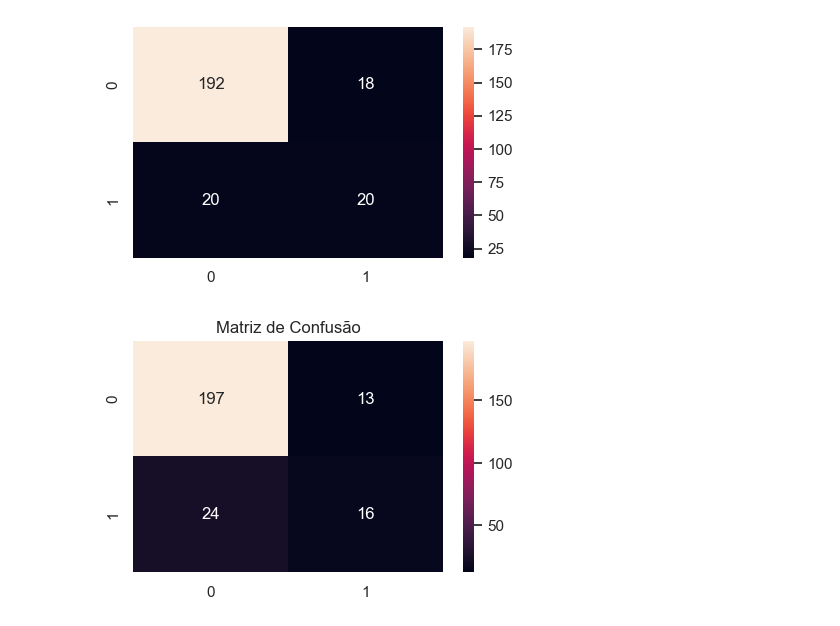
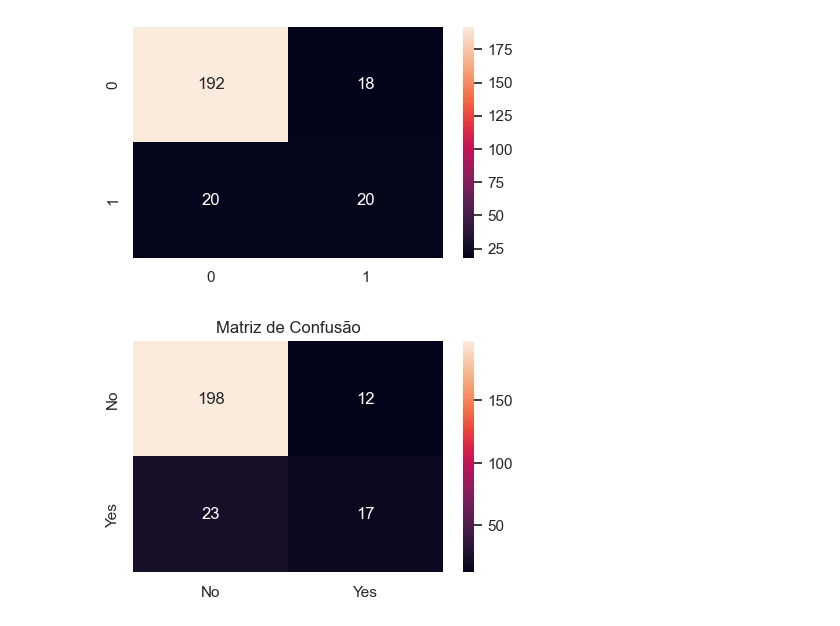
Before and after one commit to matheusabido/ai-employee-project, a Jupyter notebook: G6_notebook.ipynb, the cells around one changed output. Saved outputs shown, nothing was run; the diff lists cells and outputs as text; code cells hidden in the pictures.

```diff
--- a/Group6_notebook.ipynb
+++ b/G6_notebook.ipynb
@@ -1214,32 +1214,31 @@ print(classification_report(y_test, y_pred))
 weighted avg       0.84      0.85      0.85       250
 [figure]
 # %%
+import matplotlib.pyplot as plt
+import numpy as np
 import pandas as pd
-import numpy as np
-import matplotlib.pyplot as plt
 import seaborn as sns
+from sklearn.compose import ColumnTransformer, make_column_selector
+from sklearn.metrics import classification_report, confusion_matrix
+from sklearn.model_selection import train_test_split
 from sklearn.pipeline import Pipeline
-from sklearn.compose import ColumnTransformer, make_column_selector
-from sklearn.preprocessing import FunctionTransformer, OneHotEncoder, StandardScaler
-from sklearn.model_selection import train_test_split
-from sklearn.metrics import confusion_matrix, classification_report
+from sklearn.preprocessing import FunctionTransformer, OneHotEncoder, StandardScaler, OrdinalEncoder
+from sklearn.multiclass import OneVsRestClassifier
 
 df = pd.read_csv('./employee_data.csv')
-df['Attrition'] = df['Attrition'].map({'Yes': 1, 'No': 0})
 
 X = df.drop('Attrition', axis=1)
 y = df['Attrition']
-X_train, X_test, y_train, y_test = train_test_split(X, y, test_size=0.2, random_state=42, stratify=y)
 
+X_train, X_test, y_train, y_test = train_test_split(
+    X, y, test_size=0.2, random_state=42, stratify=y
+)
 
 fill_values = {
-    # Média
     'Age': X_train['Age'].mean(),
     'DailyRate': X_train['DailyRate'].mean(),
     'HourlyRate': X_train['HourlyRate'].mean(),
     'MonthlyRate': X_train['MonthlyRate'].mean(),
-
-    # Mediana
     'DistanceFromHome': X_train['DistanceFromHome'].median(),
     'MonthlyIncome': X_train['MonthlyIncome'].median(),
     'NumCompaniesWorked': X_train['NumCompaniesWorked'].median(),
@@ -1250,8 +1249,6 @@ fill_values = {
     'YearsInCurrentRole': X_train['YearsInCurrentRole'].median(),
     'YearsSinceLastPromotion': X_train['YearsSinceLastPromotion'].median(),
     'YearsWithCurrManager': X_train['YearsWithCurrManager'].median(),
-
-    # Moda
     'Education': X_train['Education'].mode()[0],
     'EnvironmentSatisfaction': X_train['EnvironmentSatisfaction'].mode()[0],
     'JobInvolvement': X_train['JobInvolvement'].mode()[0],
@@ -1265,74 +1262,81 @@ fill_values = {
     'Gender': X_train['Gender'].mode()[0],
     'JobRole': X_train['JobRole'].mode()[0],
     'MaritalStatus': X_train['MaritalStatus'].mode()[0],
-    'OverTime': X_train['OverTime'].mode()[0]
+    'OverTime': X_train['OverTime'].mode()[0],
 }
 
-
-imputer = FunctionTransformer(
-    func=pd.DataFrame.fillna,
-    kw_args={'value': fill_values}
-)
+imputer = FunctionTransformer(pd.DataFrame.fillna, kw_args={'value': fill_values})
 
 drop_columns = ['StandardHours', 'Over18', 'EmployeeCount', 'EmployeeNumber']
 dropper = FunctionTransformer(
-    func=pd.DataFrame.drop,
-    kw_args={'columns': drop_columns, 'errors': 'ignore'}
+    pd.DataFrame.drop, kw_args={'columns': drop_columns, 'errors': 'ignore'}
 )
 
-replacer = FunctionTransformer(
-    func=pd.DataFrame.replace,
-    kw_args={'to_replace': {
-        'OverTime': {'Yes': 1, 'No': 0},
-        'MaritalStatus': {'Single': 0, 'Divorced': 1, 'Married': 2},
-        'BusinessTravel': {'Non-Travel': 0, 'Travel_Rarely': 1, 'Travel_Frequently': 2}
-    }}
-)
+replacer = ColumnTransformer(
+    transformers=[
+        (
+            'overtime',
+            OrdinalEncoder(categories=[['No', 'Yes']], dtype=int),
+            ['OverTime']
+        ),
+        (
+            'marital',
+            OrdinalEncoder(categories=[['Single', 'Divorced', 'Married']], dtype=int),
+            ['MaritalStatus']
+        ),
+        (
+            'travel',
+            OrdinalEncoder(categories=[['Non-Travel', 'Travel_Rarely', 'Travel_Frequently']], dtype=int),
+            ['BusinessTravel']
+        ),
+    ],
+    remainder='passthrough',
+    verbose_feature_names_out=False
+).set_output(transform='pandas')
 
 operacoes_features = """
 income_per_year_experience = MonthlyIncome / (TotalWorkingYears + 1)
 years_without_promotion_ratio = YearsSinceLastPromotion / (YearsAtCompany + 1)
 Total_Satisfaction = JobSatisfaction + EnvironmentSatisfaction + RelationshipSatisfaction + WorkLifeBalance
 Years_Per_Company = TotalWorkingYears / (NumCompaniesWorked + 1)
 Burnout_Risk = OverTime * (16 - Total_Satisfaction)
 Tenure_to_Age_Ratio = YearsAtCompany / Age
 Commute_Penalty = DistanceFromHome / (Total_Satisfaction + 1)
 """
-feature_creator = FunctionTransformer(
-    func=pd.DataFrame.eval,
-    kw_args={'expr': operacoes_features}
-)
+feature_creator = FunctionTransformer(pd.DataFrame.eval, kw_args={'expr': operacoes_features})
 
 preprocessor = ColumnTransformer(
     transformers=[
         ('cat', OneHotEncoder(handle_unknown='ignore', sparse_output=False), make_column_selector(dtype_include=object)),
         ('num', StandardScaler(), make_column_selector(dtype_include=np.number)),
     ]
 )
 
 
-pipeline = Pipeline(steps=[
-    ('imputer', imputer),
-    ('dropper', dropper),
-    ('replacer', replacer),
-    ('feature_engineering', feature_creator),
-    ('preprocessor', preprocessor),
-    ('model', best_xgb)
-])
+pipeline = Pipeline(
+    steps=[
+        ('imputer', imputer),
+        ('dropper', dropper),
+        ('replacer', replacer),
+        ('feature_engineering', feature_creator),
+        ('preprocessor', preprocessor),
+        ('model', OneVsRestClassifier(best_xgb)),
+    ]
+)
 
 pipeline.fit(X_train, y_train)
 
 y_pred = pipeline.predict(X_test)
+final_cm = confusion_matrix(y_test, y_pred, labels=['No', 'Yes'])
 
-final_cm = confusion_matrix(y_test, y_pred)
-plt.figure(figsize=(5,3))
-sns.heatmap(final_cm, annot=True, fmt='g')
-plt.title("Matriz de Confusão")
+plt.figure(figsize=(5, 3))
+sns.heatmap(final_cm, annot=True, fmt='g', xticklabels=['No', 'Yes'], yticklabels=['No', 'Yes'])
+plt.title('Matriz de Confusão')
 plt.show()
 
-print("Relatório de Classificação:\n", classification_report(y_test, y_pred))
+print('Relatório de Classificação:\n', classification_report(y_test, y_pred))
 # %% [output]
-[figure, old version]
+[figure, new version]
 Relatório de Classificação:
                precision    recall  f1-score   support
 
```
Also changed, not shown: parts of 3 cells of this notebook, 1 other file.
